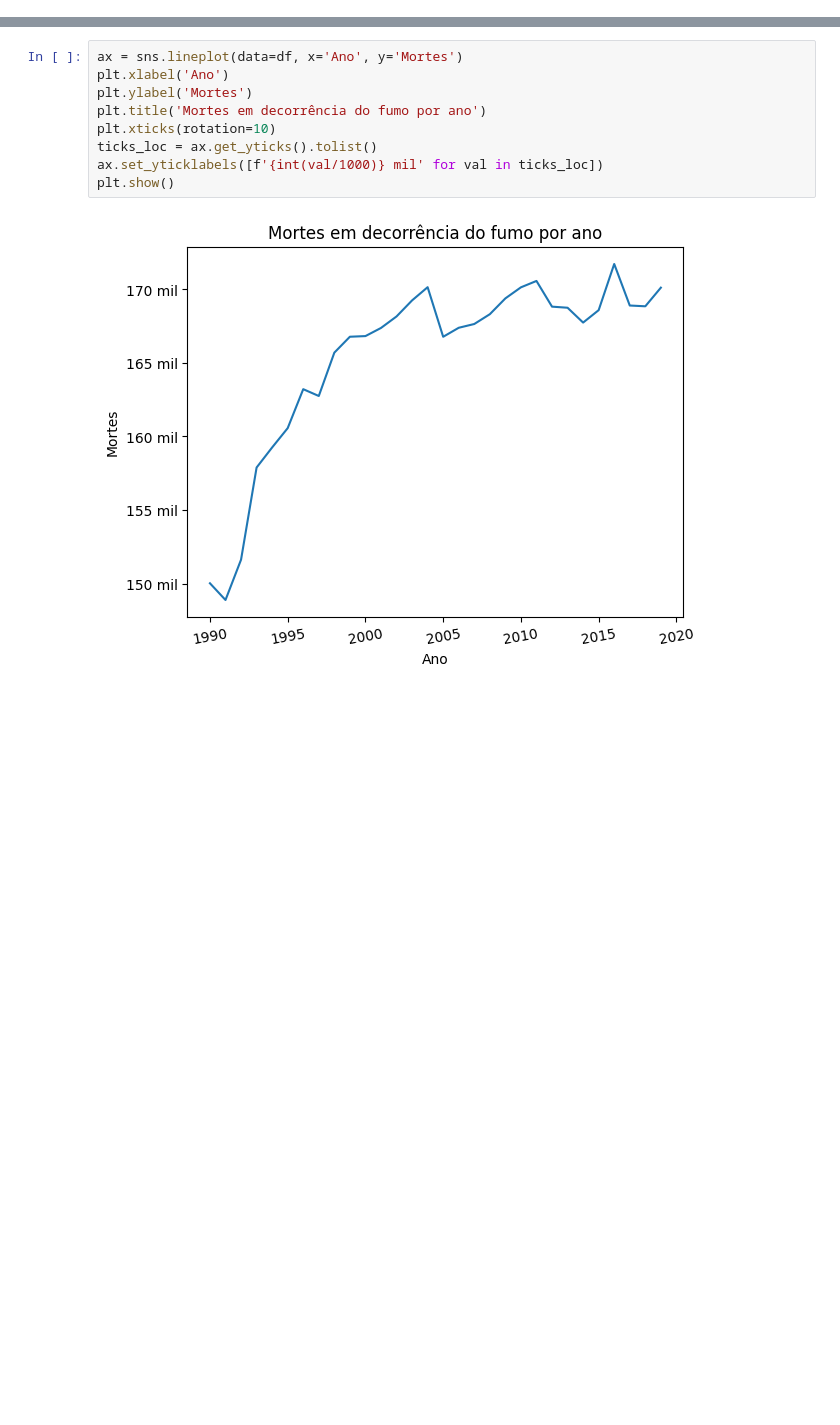
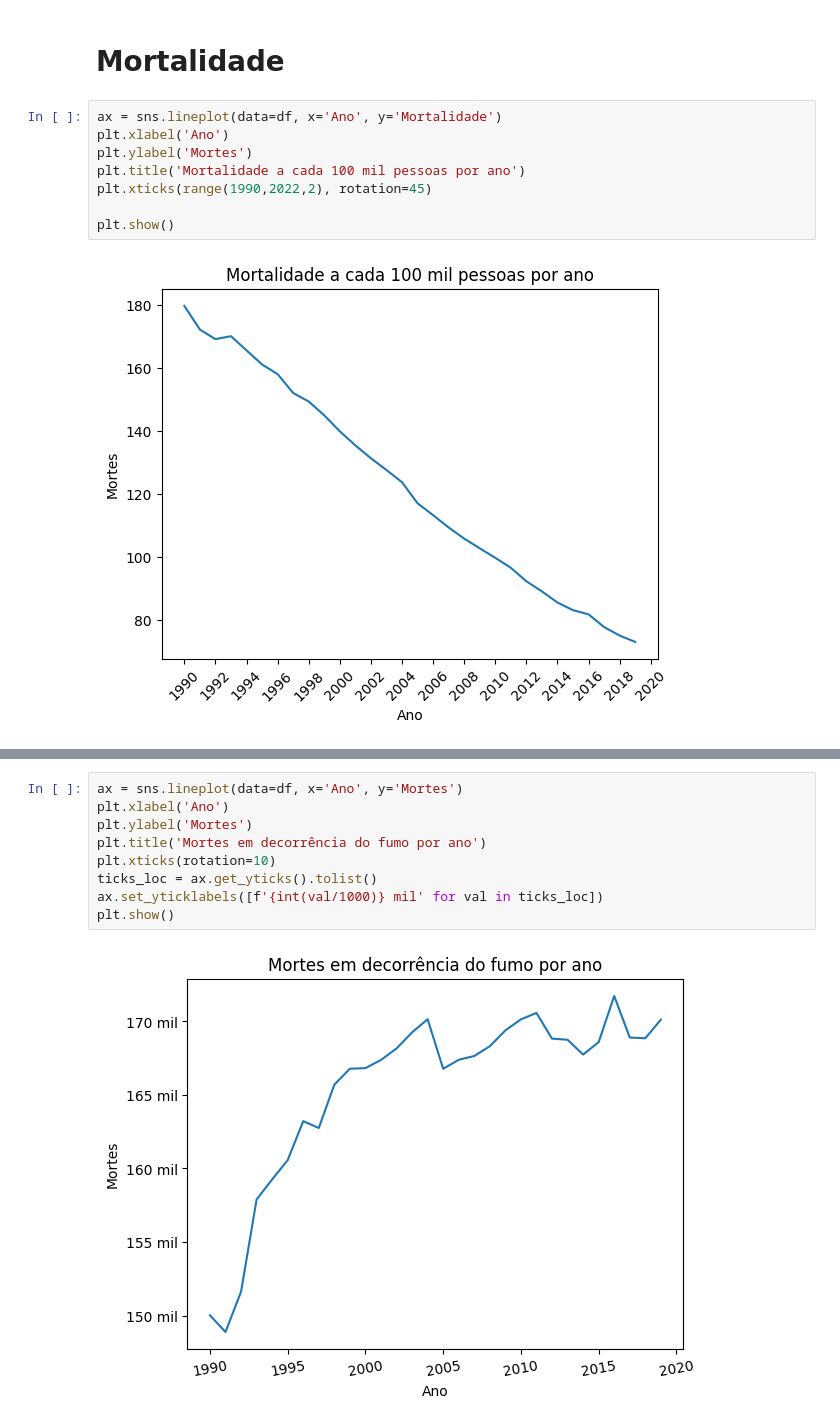
Before and after one commit to namespaiva/projeto-integrador-4, a Jupyter notebook: pi-4.ipynb, the cells around one changed output, grey strips where cells are left out. Saved outputs shown, nothing was run; the diff lists cells and outputs as text; blank space fills up the shorter version.

```diff
--- a/pi-4.ipynb
+++ b/pi-4.ipynb
@@ -50,0 +87,12 @@ df.head()
+# %% [markdown]
+# Mortalidade
+# %%
+ax = sns.lineplot(data=df, x='Ano', y='Mortalidade')
+plt.xlabel('Ano')
+plt.ylabel('Mortes')
+plt.title('Mortalidade a cada 100 mil pessoas por ano')
+plt.xticks(range(1990,2022,2), rotation=45)
+
+plt.show()
+# %% [output]
+[figure, added]
```
Also changed, not shown: parts of 14 cells of this notebook.
